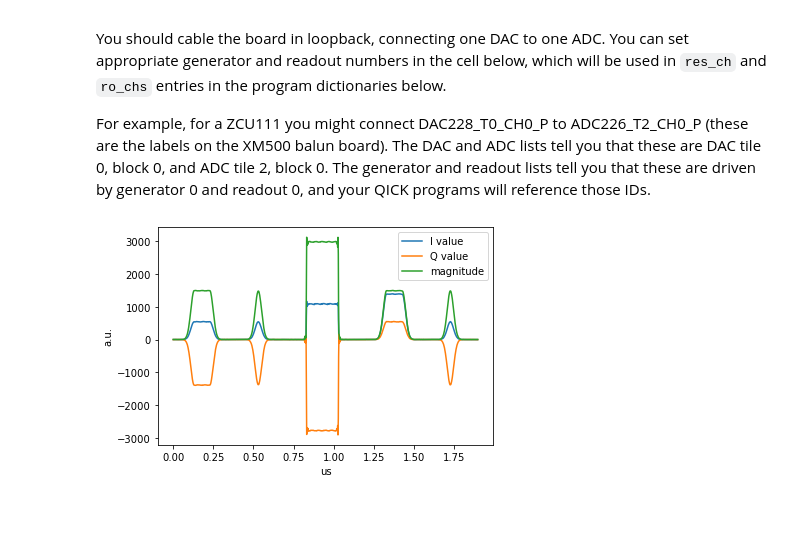
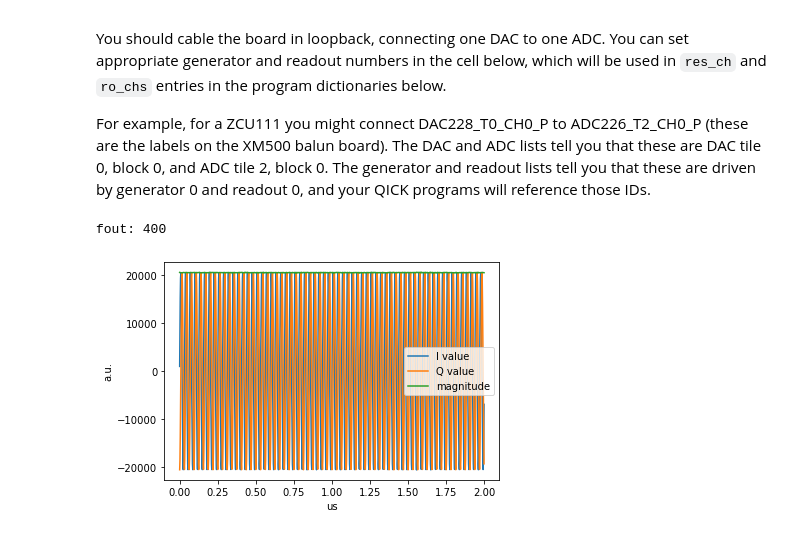
Before and after one commit to openquantumhardware/qick-tools, a Jupyter notebook: qick_tprocv2_111_fft_spectrum/notebooks/qick_tprocv2_111_fft_spectrum.ipynb, the cells around one changed output. Saved outputs shown, nothing was run; the diff lists cells and outputs as text; code cells hidden in the pictures.

```diff
--- a/qick_tprocv2_111_fft_spectrum/notebooks/qick_tprocv2_111_fft_spectrum.ipynb
+++ b/qick_tprocv2_111_fft_spectrum/notebooks/qick_tprocv2_111_fft_spectrum.ipynb
@@ -54,11 +56,8 @@ if USE_PYRO:
     # soc, soccfg = make_proxy(ns_host="pynq111-2.dhcp.fnal.gov", ns_port=8888, proxy_name="myqick")
     soc, soccfg = make_proxy(ns_host="pynq111-4.dhcp.fnal.gov", ns_port=8888, proxy_name="myqick")
 else:
-    # soc = SpectrumSoc(bitfile='/home/dmartin2/fw/qick_tprocv2_111_fft_spectrum_250826_1/pynq/std_111_bread_small.bit')
-    # soc = SpectrumSoc(bitfile='/home/dmartin2/fw/qick_tprocv2_111_fft_spectrum_250918_1/qick_111.bit') # has hierarchies, couldn´t test it due to qick_lib version not supporting it
-    # soc = SpectrumSoc(bitfile='/home/dmartin2/fw/qick_tprocv2_111_fft_spectrum_250919_1/qick_111.bit') # works OK
-    # soc = SpectrumSoc(bitfile='/home/dmartin2/fw/qick_tprocv2_111_fft_spectrum_251007_1/qick_111.bit')  # includes an axis_switch to select ADC input to spectrum signal path
-    soc = SpectrumSoc(bitfile='/home/dmartin2/fw/qick_tprocv2_111_fft_spectrum_251008_1/qick_111.bit')  # includes an axis_switch to select 4xADC input to spectrum signal path
+    # soc = SpectrumSoc(bitfile='/home/dmartin2/fw/qick_tprocv2_111_fft_spectrum_251008_1/qick_111.bit')  # includes an axis_switch to select 4xADC input to spectrum signal path
+    soc = SpectrumSoc(bitfile='/home/dmartin2/fw/qick_tprocv2_111_fft_spectrum_251121_1/qick_111.bit')  # same as 251008_1 with ADC_224 switch to connect to readout path
     soccfg = soc
 
 print(soccfg)
@@ -93,11 +92,10 @@ chain = DualChain(soc,soc['analysis'][0],soc['synthesis'][1])
 # fout = np.random.randint(0,1000)
 fout = 500
 print("fout: %d"%(fout))
-chain.set_tone(fout,verbose=True)
+chain.set_tone(f=fout,g=0.5,verbose=True)
 
 # Select ADC axis_switch
-# chain.analysis.dict['switch_adc'].sel(0,0)
-soc._get_block(chain.analysis.dict['chain']['switch_adc']).sel(slv=0,mst=0)
+soc.adc_fft_sel(0)
 
 # Get data.
 [xi,xq] = chain.get_data_adc()
@@ -153,7 +151,7 @@ F1 = 500.015, Y1 = -18.610
 # fout = np.random.randint(0,1000)
 fout = 500
 print("fout: %d"%(fout))
-chain.set_tone(fout,verbose=True)
+chain.set_tone(f=fout,g=0.5,verbose=True)
 
 # Compute channel center frequency.
 FC = chain.analysis.ch2freq(chain.analysis.freq2ch(fout))
@@ -419,7 +417,7 @@ FFT Resolution: 15.625 kHz
 ###############################
 # Output frequency.
 fout = 270
-chain.set_tone(fout)
+chain.set_tone(f=fout, g=0.25)
 
 # Compute channel center frequency.
 pfb_channel = chain.analysis.freq2ch(fout)
@@ -510,6 +508,29 @@ RO_CH = 0
 TRIG_TIME = 0.30
 FREQ = 500
 # %%
+RO_ADC_224 = True   # Use ADC_224_0 for readout channel 0
+# RO_ADC_224 = False  # Use ADC_226_0 for readout channel 0
+
+# Select which ADC connects to the CH0-readout-path
+adc_224_0_sw = soc._get_block("axis_switch_adc_224_0")
+
+if RO_ADC_224:
+    fout = 400
+    print("fout: %d"%(fout))
+    chain.set_tone(f=fout,g=0.5)
+
+    # Select PFB_CH_SEL of frequency range (not the best function to use but works)
+    chain.get_bin_pfb(fout)
+
+    ## slv=0 : ADC_224_0, slv=1: ADC_226_0
+    # adc_224_0_sw.sel(slv=0,mst=0)
+    soc.adc_224_0_sw_sel(use_adc_224_0=True)
+else:
+    # This selects the default ADC_226
+    # adc_224_0_sw.sel(slv=1,mst=0)
+    soc.adc_224_0_sw_sel(use_adc_224_0=False)
+
+
 class MultiPulseProgram(AveragerProgramV2):
     def _initialize(self, cfg):
         ro_ch = cfg['ro_ch']
@@ -560,32 +581,33 @@ class MultiPulseProgram(AveragerProgramV2):
         self.send_readoutconfig(ch=ro_ch, name="myro", t=0)
 
     def _body(self, cfg):
         self.trigger(ros=[cfg['ro_ch']], pins=[0], t=cfg['trig_time'])
 
         self.pulse(ch=cfg['gen_ch'], name="myflattop", t=0)
         self.pulse(ch=cfg['gen_ch'], name="mygaus", t=0.4)
         self.pulse(ch=cfg['gen_ch'], name="myconst", t=0.8)
         self.pulse(ch=cfg['gen_ch'], name="myflattop2", t=1.2)
         self.pulse(ch=cfg['gen_ch'], name="mygaus", t=1.6)
 
 config = {'gen_ch': GEN_CH,
           'ro_ch': RO_CH,
           'freq': FREQ,
           'trig_time': TRIG_TIME,
-          'ro_len': 1.9,
+          'ro_len': 2.0,
          }
 
 prog = MultiPulseProgram(soccfg, reps=1, final_delay=0.5, cfg=config)
 
 # iq_list = prog.acquire_decimated(soc, soft_avgs=10)
 iq_list = prog.acquire_decimated(soc)
 t = prog.get_time_axis(ro_index=0)
 
 plt.plot(t, iq_list[0][:,0], label="I value")
 plt.plot(t, iq_list[0][:,1], label="Q value")
 plt.plot(t, np.abs(iq_list[0].dot([1,1j])), label="magnitude")
 plt.legend()
 plt.ylabel("a.u.")
 plt.xlabel("us");
 # %% [output]
+fout: 400
-[figure, old version]
+[figure, new version]
```
Also changed, not shown: parts of 9 cells of this notebook, 3 other files.
